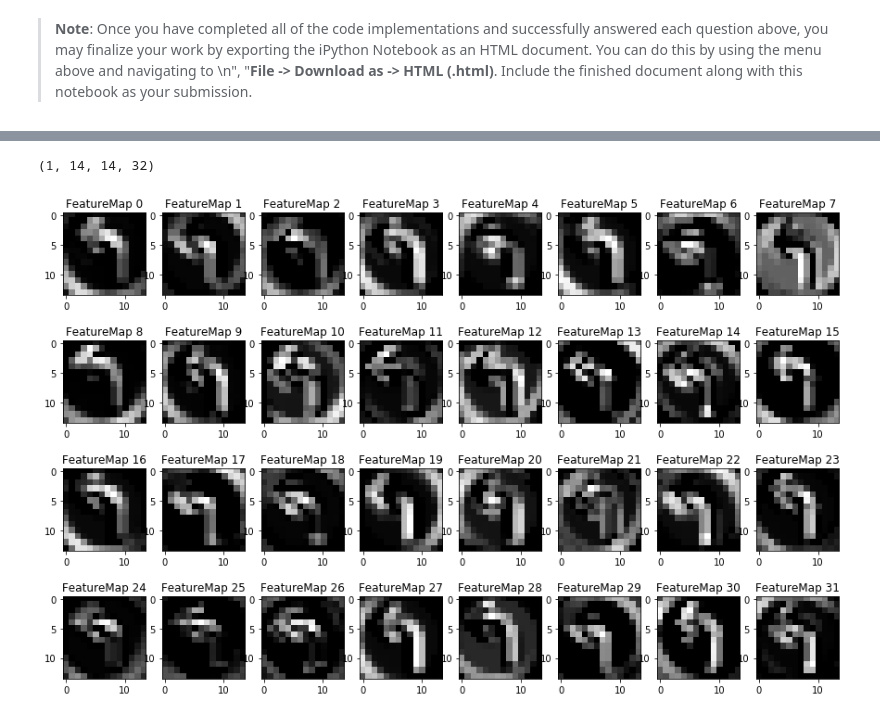
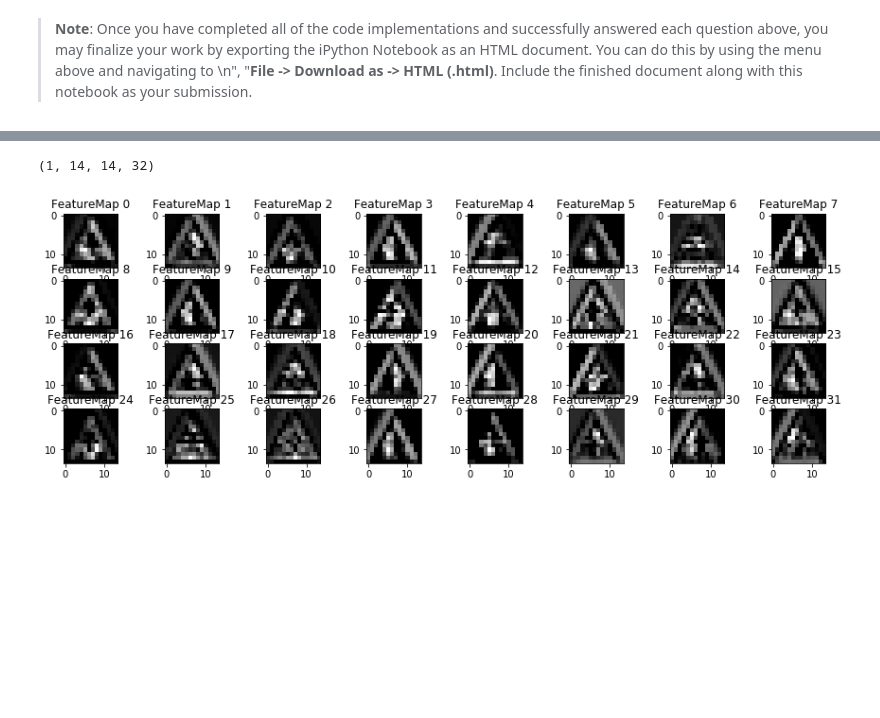
Before and after one commit to badinbed/CarND-Traffic-Sign-Classifier, a Jupyter notebook: Traffic_Sign_Classifier.ipynb, the cells around one changed output, grey strips where cells are left out. Drawn from its saved outputs; the diff is of its cells as text; code cells hidden in the pictures; blank space fills up the shorter version.

```diff
--- a/Traffic_Sign_Classifier.ipynb
+++ b/Traffic_Sign_Classifier.ipynb
@@ -426,3 +536,9 @@ Model saved
+# %%
+with tf.Session() as sess:
+    saver.restore(sess, tf.train.latest_checkpoint('.'))
+
+    test_accuracy = evaluate(X_test_norm, y_test)
+    print("Test Accuracy = {:.3f}".format(test_accuracy))
 # %% [markdown]
 ---
 
@@ -465,10 +581,8 @@ web_imgs = ((web_imgs.astype('float32') - 0.5) * 2.0).reshape(web_imgs.shape + (
 ### Feel free to use as many code cells as needed.
 
 with tf.Session() as sess:
-    sess.run(tf.global_variables_initializer())
-
     # load previously saved model
-    saver.restore(sess, './lenet')
+    saver.restore(sess, tf.train.latest_checkpoint('.'))
 
     # calculate predicted labels using argmax
     predicted_labels = sess.run(tf.argmax(logits, 1), feed_dict={x: web_imgs, y: web_classes, keep_prob: 1.0})
@@ -484,10 +598,8 @@ actual labels: [26 34 11 12 17]
 ### Calculate the accuracy for these 5 new images.
 ### For example, if the model predicted 1 out of 5 signs correctly, it's 20% accurate on these new images.
 with tf.Session() as sess:
-    sess.run(tf.global_variables_initializer())
-
     # load previously saved model
-    saver.restore(sess, './lenet')
+    saver.restore(sess, tf.train.latest_checkpoint('.'))
 
     # calculate accuracy operation for downloaded signs
     accuracy = sess.run(accuracy_operation, feed_dict={x: web_imgs, y: web_classes, keep_prob: 1.0})
@@ -504,10 +616,8 @@ For each of the new images, print out the model's softmax probabilities to show
 ### Feel free to use as many code cells as needed.
 k = 5
 with tf.Session() as sess:
-    sess.run(tf.global_variables_initializer())
-
     # load previously saved model
-    saver.restore(sess, './lenet')
+    saver.restore(sess, tf.train.latest_checkpoint('.'))
 
     # calculate top_k of softmax tensor
     softmax = sess.run(tf.nn.top_k(tf.nn.softmax(logits=logits), k=k), feed_dict={x: web_imgs, y: web_classes, keep_prob: 1.0})
@@ -564,35 +674,34 @@ For an example of what feature map outputs look like, check out NVIDIA's results
 # activation_min/max: can be used to view the activation contrast in more detail, by default matplot sets min and max to the actual min and max values of the output
 # plt_num: used to plot out multiple different weight feature map sets on the same block, just extend the plt number for each new feature map entry
 
 def outputFeatureMap(image_input, tf_activation, activation_min=-1, activation_max=-1 ,plt_num=1):
     # Here make sure to preprocess your image_input in a way your network expects
     # with size, normalization, ect if needed
     # image_input =
     # Note: x should be the same name as your network's tensorflow data placeholder variable
     # If you get an error tf_activation is not defined it may be having trouble accessing the variable from inside a function
     activation = tf_activation.eval(session=sess,feed_dict={x : image_input, keep_prob: 1.0})
     print(activation.shape)
     featuremaps = activation.shape[-1]
 
-    plt.figure(plt_num, figsize=(15,30))
+    plt.figure(plt_num, figsize=(15,15))
     for featuremap in range(featuremaps):
         plt.subplot(12,8, featuremap+1) # sets the number of feature maps to show on each row and column
         plt.title('FeatureMap ' + str(featuremap)) # displays the feature map number
         if activation_min != -1 & activation_max != -1:
             plt.imshow(activation[0,:,:, featuremap], interpolation="nearest", vmin =activation_min, vmax=activation_max, cmap="gray")
         elif activation_max != -1:
             plt.imshow(activation[0,:,:, featuremap], interpolation="nearest", vmax=activation_max, cmap="gray")
         elif activation_min !=-1:
             plt.imshow(activation[0,:,:, featuremap], interpolation="nearest", vmin=activation_min, cmap="gray")
         else:
             plt.imshow(activation[0,:,:, featuremap], interpolation="nearest", cmap="gray")
 
 with tf.Session() as sess:
-    sess.run(tf.global_variables_initializer())
 
     # load previously saved model
-    saver.restore(sess, './lenet')
-    outputFeatureMap([web_imgs[1]], Traffic_Sign_Net.conv1)
+    saver.restore(sess, tf.train.latest_checkpoint('.'))
+    outputFeatureMap([web_imgs[2]], a_net.conv1)
 # %% [output]
 (1, 14, 14, 32)
-[figure, old version]
+[figure, new version]
```
Also changed, not shown: parts of 8 cells of this notebook.
